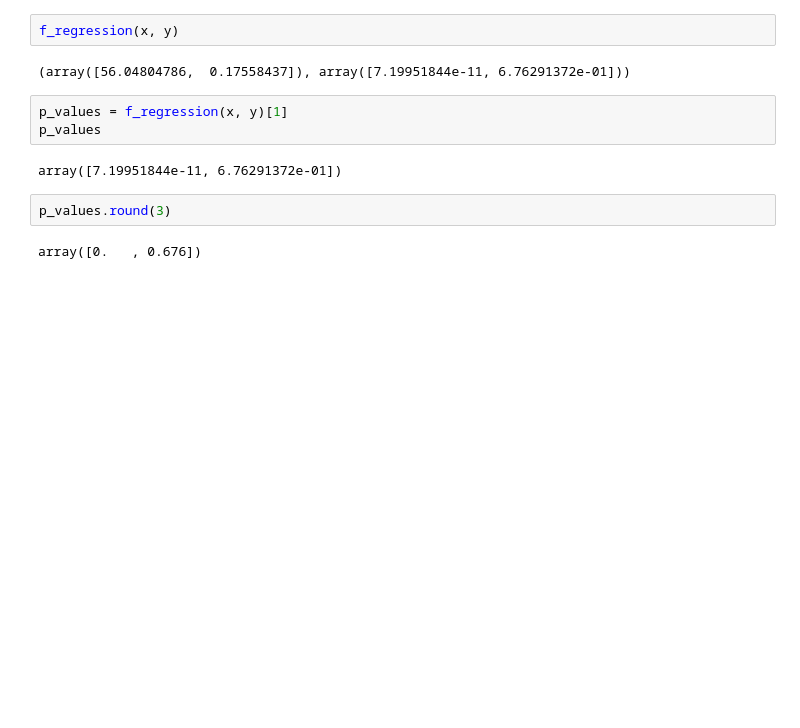
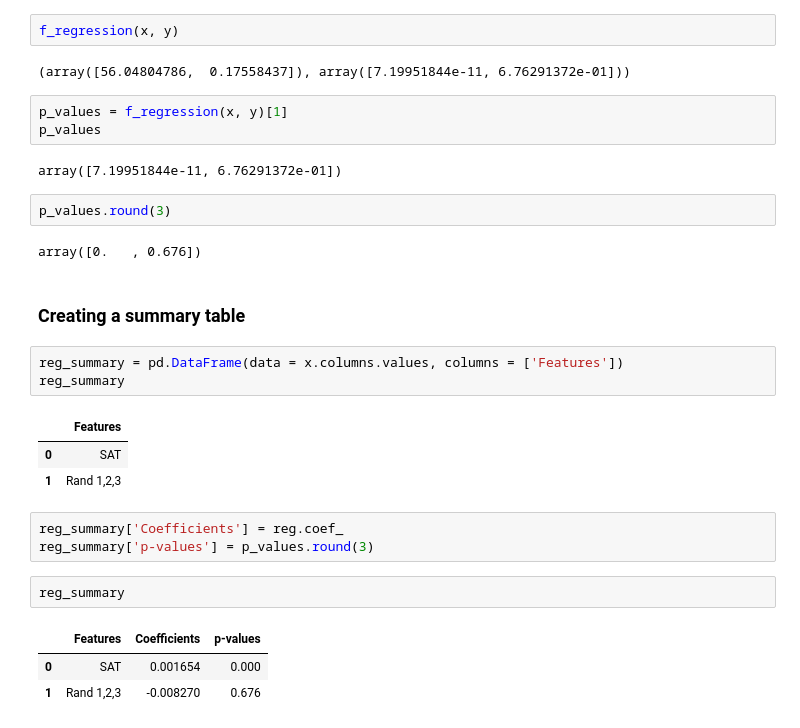
Before and after one commit to Mengheak/machine-learning, a Jupyter notebook: sklearn_multiple_linear_reg/multiple_linear_reg.ipynb, the cells around one changed output. Drawn from its saved outputs; the diff is of its cells as text; blank space fills up the shorter version.

Commit message:
feat(code): add summary table of the reg

```diff
--- a/sklearn_multiple_linear_reg/multiple_linear_reg.ipynb
+++ b/sklearn_multiple_linear_reg/multiple_linear_reg.ipynb
@@ -93,3 +93,21 @@ array([7.19951844e-11, 6.76291372e-01])
 p_values.round(3)
 # %% [output]
 array([0.   , 0.676])
+# %% [markdown]
+### Creating a summary table
+# %%
+reg_summary = pd.DataFrame(data = x.columns.values, columns = ['Features'])
+reg_summary
+# %% [output]
+|  | Features |
+| 0 | SAT |
+| 1 | Rand 1,2,3 |
+# %%
+reg_summary['Coefficients'] = reg.coef_
+reg_summary['p-values'] = p_values.round(3)
+# %%
+reg_summary
+# %% [output]
+|  | Features | Coefficients | p-values |
+| 0 | SAT | 0.001654 | 0.000 |
+| 1 | Rand 1,2,3 | -0.008270 | 0.676 |
```
